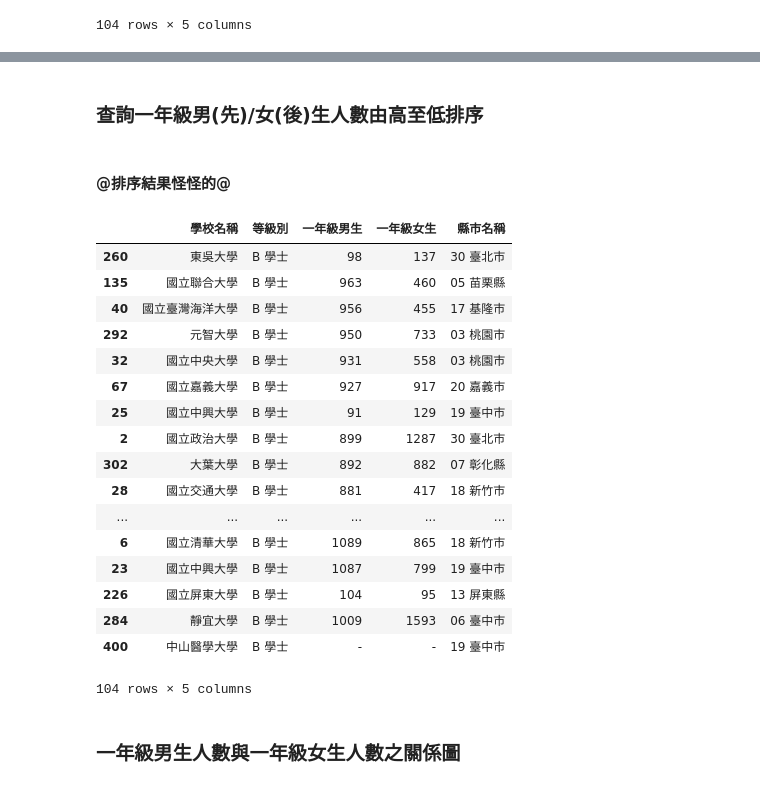
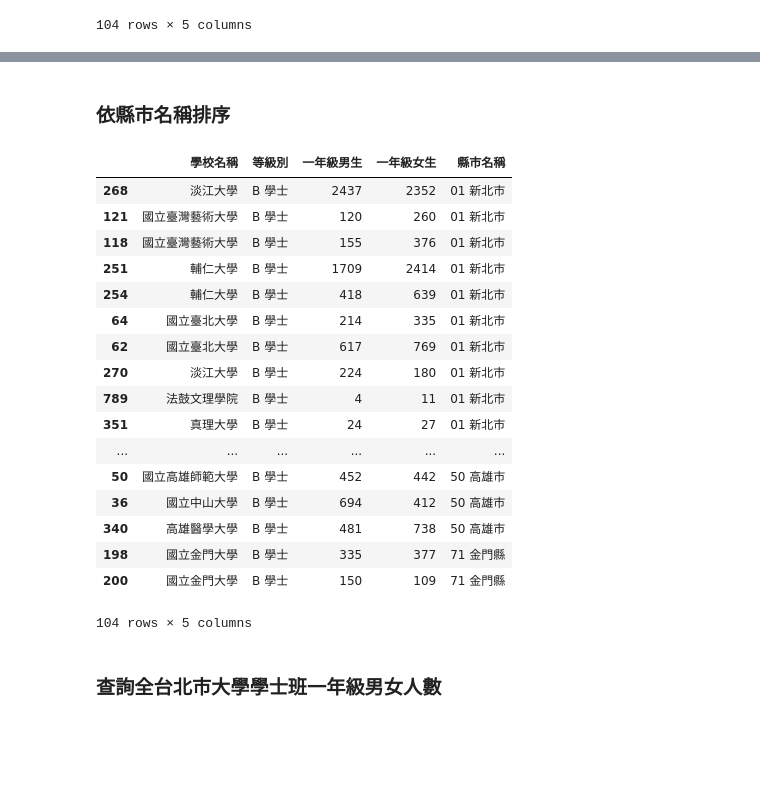
Before and after one commit to yuwang2018/108_NCCU_Python, a Jupyter notebook: 106306014_HW8-2.ipynb, the cells around one changed output, grey strips where cells are left out. Saved outputs shown, nothing was run; the diff lists cells and outputs as text; code cells hidden in the pictures; blank space fills up the shorter version.

```diff
--- a/106306014_HW8-2.ipynb
+++ b/106306014_HW8-2.ipynb
@@ -87,27 +87,26 @@ df2.head()
-# %% [markdown]
-### 查詢一年級男(先)/女(後)生人數由高至低排序
 # %% [markdown]
-#### @排序結果怪怪的@
+### 依縣市名稱排序
-# %%
-df2.sort_values(by=['一年級男生','一年級女生'],ascending = False)
-# %% [output]
-|  | 學校名稱 | 等級別 | 一年級男生 | 一年級女生 | 縣市名稱 |
-| 260 | 東吳大學 | B 學士 | 98 | 137 | 30 臺北市 |
-| 135 | 國立聯合大學 | B 學士 | 963 | 460 | 05 苗栗縣 |
-| 40 | 國立臺灣海洋大學 | B 學士 | 956 | 455 | 17 基隆市 |
-| 292 | 元智大學 | B 學士 | 950 | 733 | 03 桃園市 |
-| 32 | 國立中央大學 | B 學士 | 931 | 558 | 03 桃園市 |
-| 67 | 國立嘉義大學 | B 學士 | 927 | 917 | 20 嘉義市 |
-| 25 | 國立中興大學 | B 學士 | 91 | 129 | 19 臺中市 |
-| 2 | 國立政治大學 | B 學士 | 899 | 1287 | 30 臺北市 |
-| 302 | 大葉大學 | B 學士 | 892 | 882 | 07 彰化縣 |
-| 28 | 國立交通大學 | B 學士 | 881 | 417 | 18 新竹市 |
-| ... | ... | ... | ... | ... | ... |
-| 6 | 國立清華大學 | B 學士 | 1089 | 865 | 18 新竹市 |
-| 23 | 國立中興大學 | B 學士 | 1087 | 799 | 19 臺中市 |
-| 226 | 國立屏東大學 | B 學士 | 104 | 95 | 13 屏東縣 |
-| 284 | 靜宜大學 | B 學士 | 1009 | 1593 | 06 臺中市 |
-| 400 | 中山醫學大學 | B 學士 | - | - | 19 臺中市 |
-104 rows × 5 columns
+# %%
+df3 = df2.sort_values(by=['縣市名稱'],ascending = True)
+df3
+# %% [output]
+|  | 學校名稱 | 等級別 | 一年級男生 | 一年級女生 | 縣市名稱 |
+| 268 | 淡江大學 | B 學士 | 2437 | 2352 | 01 新北市 |
+| 121 | 國立臺灣藝術大學 | B 學士 | 120 | 260 | 01 新北市 |
+| 118 | 國立臺灣藝術大學 | B 學士 | 155 | 376 | 01 新北市 |
+| 251 | 輔仁大學 | B 學士 | 1709 | 2414 | 01 新北市 |
+| 254 | 輔仁大學 | B 學士 | 418 | 639 | 01 新北市 |
+| 64 | 國立臺北大學 | B 學士 | 214 | 335 | 01 新北市 |
+| 62 | 國立臺北大學 | B 學士 | 617 | 769 | 01 新北市 |
+| 270 | 淡江大學 | B 學士 | 224 | 180 | 01 新北市 |
+| 789 | 法鼓文理學院 | B 學士 | 4 | 11 | 01 新北市 |
+| 351 | 真理大學 | B 學士 | 24 | 27 | 01 新北市 |
+| ... | ... | ... | ... | ... | ... |
+| 50 | 國立高雄師範大學 | B 學士 | 452 | 442 | 50 高雄市 |
+| 36 | 國立中山大學 | B 學士 | 694 | 412 | 50 高雄市 |
+| 340 | 高雄醫學大學 | B 學士 | 481 | 738 | 50 高雄市 |
+| 198 | 國立金門大學 | B 學士 | 335 | 377 | 71 金門縣 |
+| 200 | 國立金門大學 | B 學士 | 150 | 109 | 71 金門縣 |
+104 rows × 5 columns
 # %% [markdown]
-### 一年級男生人數與一年級女生人數之關係圖
+### 查詢全台北市大學學士班一年級男女人數
```
Also changed, not shown: parts of 4 cells of this notebook.
